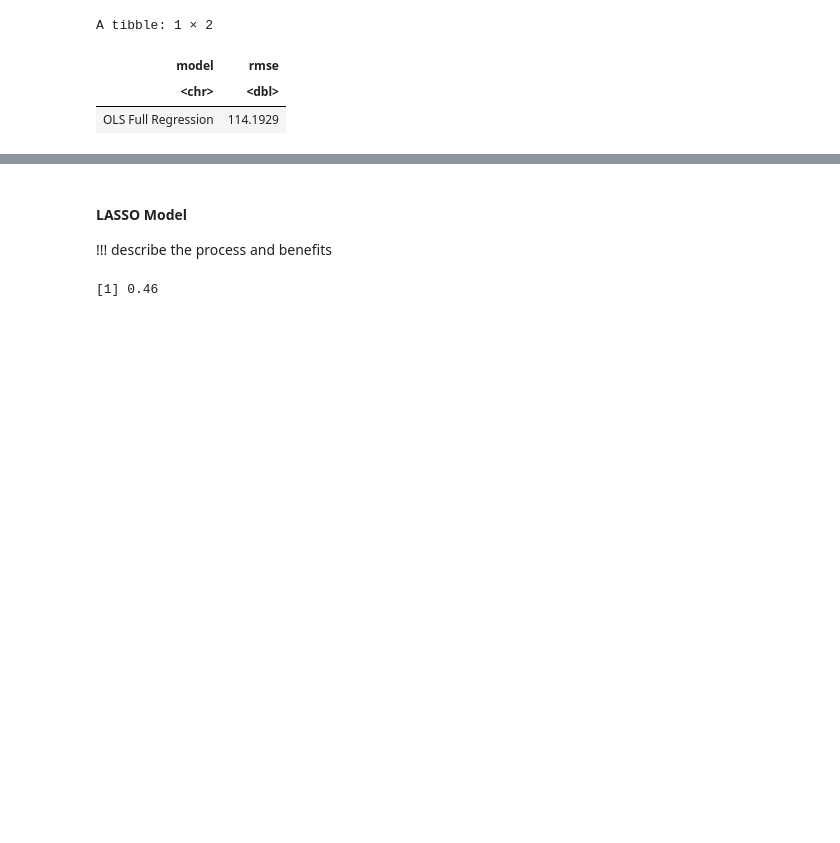
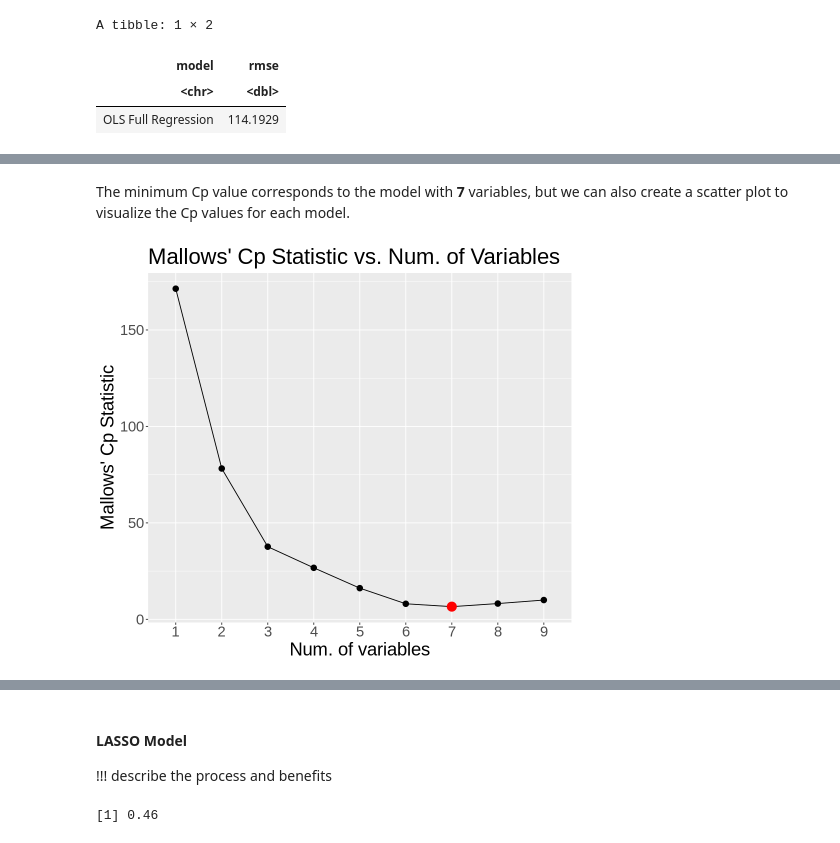
Before and after one commit to Ihor16/stat-301-project, a Jupyter notebook: FinalReport.ipynb, the cells around one changed output, grey strips where cells are left out. Cells and saved outputs as stored; diff of their text form; code cells hidden in the pictures; blank space fills up the shorter version.

```diff
--- a/FinalReport.ipynb
+++ b/FinalReport.ipynb
@@ -629,0 +550,24 @@ A tibble: 2 × 2
+# %% [markdown]
+The minimum Cp value corresponds to the model with **7** variables, but we can also create a scatter plot to visualize the Cp values for each model.
+# %%
+options(repr.plot.width = 8, repr.plot.height = 7)
+
+# Plotting Cp values from the variable selection summary table
+phone_forward_sel_summary_df %>%
+  ggplot(aes(x = n_input_vars, y = cp)) +
+  geom_line() +
+  geom_point(aes(x = n_input_vars, y = cp), size = 3) +
+  scale_x_discrete(limits = factor(1:9)) +
+  geom_point(
+    data = min_cp,
+    color = "red",
+    size = 5
+  ) +
+  labs(
+    title = "Mallows' Cp Statistic vs. Num. of Variables",
+    x = "Num. of variables",
+    y = "Mallows' Cp Statistic"
+  ) +
+  theme(text = element_text(size = font_size))
+# %% [output]
+[figure, added]
```
Also changed, not shown: parts of 18 cells of this notebook.
